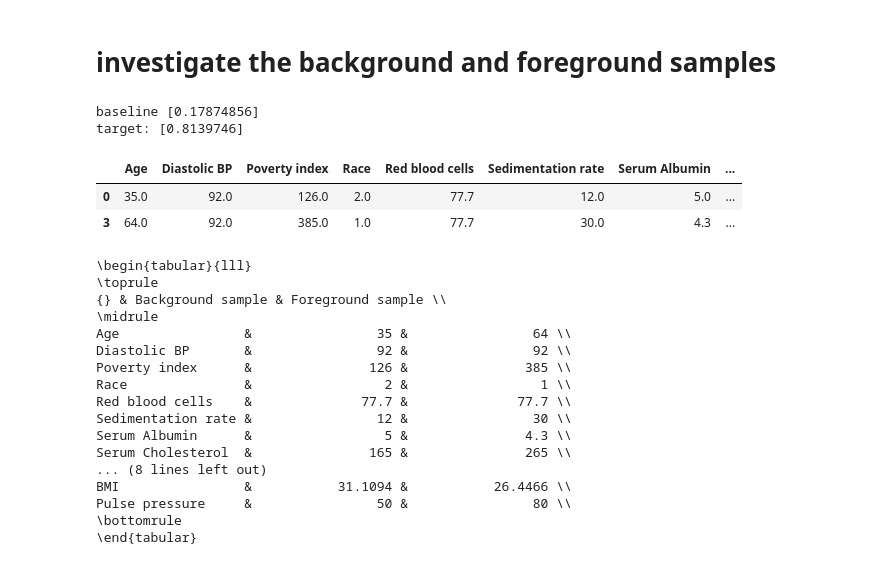
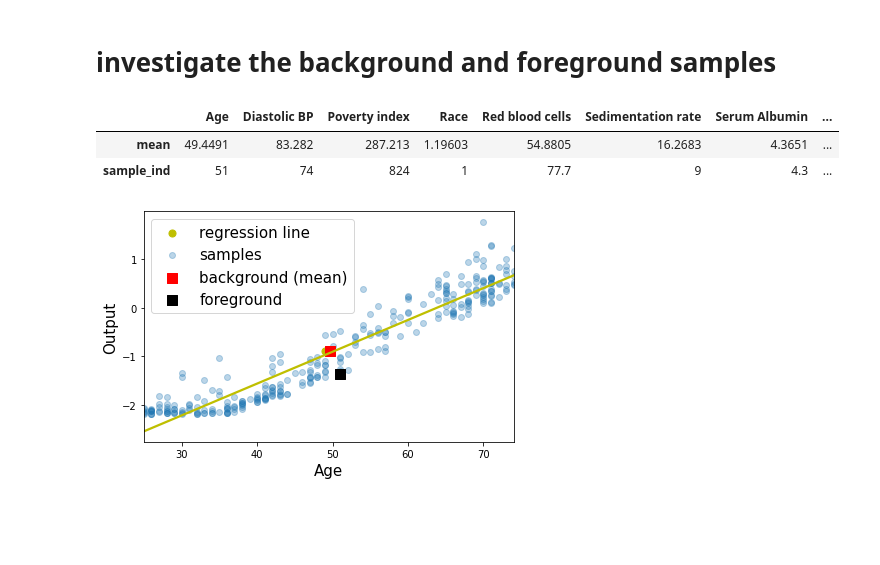
Before and after one commit to nathanwang000/Shapley-Flow, a Jupyter notebook: clean_notebooks/nutrition.ipynb, the cells around one changed output. Drawn from its saved outputs; the diff is of its cells as text; code cells hidden in the pictures; blank space fills up the shorter version.

```diff
--- a/clean_notebooks/nutrition.ipynb
+++ b/clean_notebooks/nutrition.ipynb
@@ -406,32 +375,27 @@ sns.boxplot(x="Race", y="Poverty index", data=X) # race: 1: white, 2: black, 3:
 # %% [markdown]
 # investigate the background and foreground samples
-# %%
-print('baseline', model.predict(xgboost.DMatrix(X.iloc[0:1])))
-print('target:', model.predict(xgboost.DMatrix(X.iloc[sample_ind:sample_ind+1])))
-X_display.iloc[[0, sample_ind]]
-# %% [output]
-baseline [0.17874856]
-target: [0.8139746]
-|  | Age | Diastolic BP | Poverty index | Race | Red blood cells | Sedimentation rate | Serum Albumin | ... |
-| 0 | 35.0 | 92.0 | 126.0 | 2.0 | 77.7 | 12.0 | 5.0 | ... |
-| 3 | 64.0 | 92.0 | 385.0 | 1.0 | 77.7 | 30.0 | 4.3 | ... |
-# %%
-print(X_display.iloc[[0, sample_ind]].rename(index={0: 'Background sample', sample_ind: 'Foreground sample'}).T.to_latex())
-# %% [output]
-\begin{tabular}{lll}
-\toprule
-{} & Background sample & Foreground sample \\
-\midrule
-Age                &                35 &                64 \\
-Diastolic BP       &                92 &                92 \\
-Poverty index      &               126 &               385 \\
-Race               &                 2 &                 1 \\
-Red blood cells    &              77.7 &              77.7 \\
-Sedimentation rate &                12 &                30 \\
-Serum Albumin      &                 5 &               4.3 \\
-Serum Cholesterol  &               165 &               265 \\
-... (8 lines left out)
-BMI                &           31.1094 &           26.4466 \\
-Pulse pressure     &                50 &                80 \\
-\bottomrule
-\end{tabular}
+# %%
+pd.concat([X.mean(0), X_display.iloc[sample_ind]], 1).rename(columns={0: "mean", sample_ind: 'sample_ind'}).T
+# %% [output]
+|  | Age | Diastolic BP | Poverty index | Race | Red blood cells | Sedimentation rate | Serum Albumin | ... |
+| mean | 49.4491 | 83.282 | 287.213 | 1.19603 | 54.8805 | 16.2683 | 4.3651 | ... |
+| sample_ind | 51 | 74 | 824 | 1 | 77.7 | 9 | 4.3 | ... |
+# %%
+nsamples = 300
+o = f(np.array(X)[:nsamples])
+
+xlabel = 'Age'
+ylabel = 'Output'
+
+sns.regplot(X[xlabel][:nsamples], o, x_bins=1, order=1, ci=None, label='regression line', color='y')
+plt.scatter(X[xlabel][:nsamples], o, alpha=0.3, label='samples')
+plt.xlabel(xlabel, fontsize=15)
+plt.ylabel(ylabel, fontsize=15)
+# plt.scatter(X[xlabel][[0]], o[[0]], c=['red'], s=100, marker='s', label='background')
+plt.scatter(X[xlabel][:100].mean(), o.mean(), c=['red'], s=100, marker='s', label='background (mean)')
+plt.scatter(X[xlabel][[sample_ind]], o[[sample_ind]], c=['black'], s=100, marker='s', label='foreground')
+plt.legend(fontsize=15)
+plt.tight_layout()
+plt.show()
+# %% [output]
+[figure, added]
```
Also changed, not shown: parts of 39 cells of this notebook, 6 other files.
